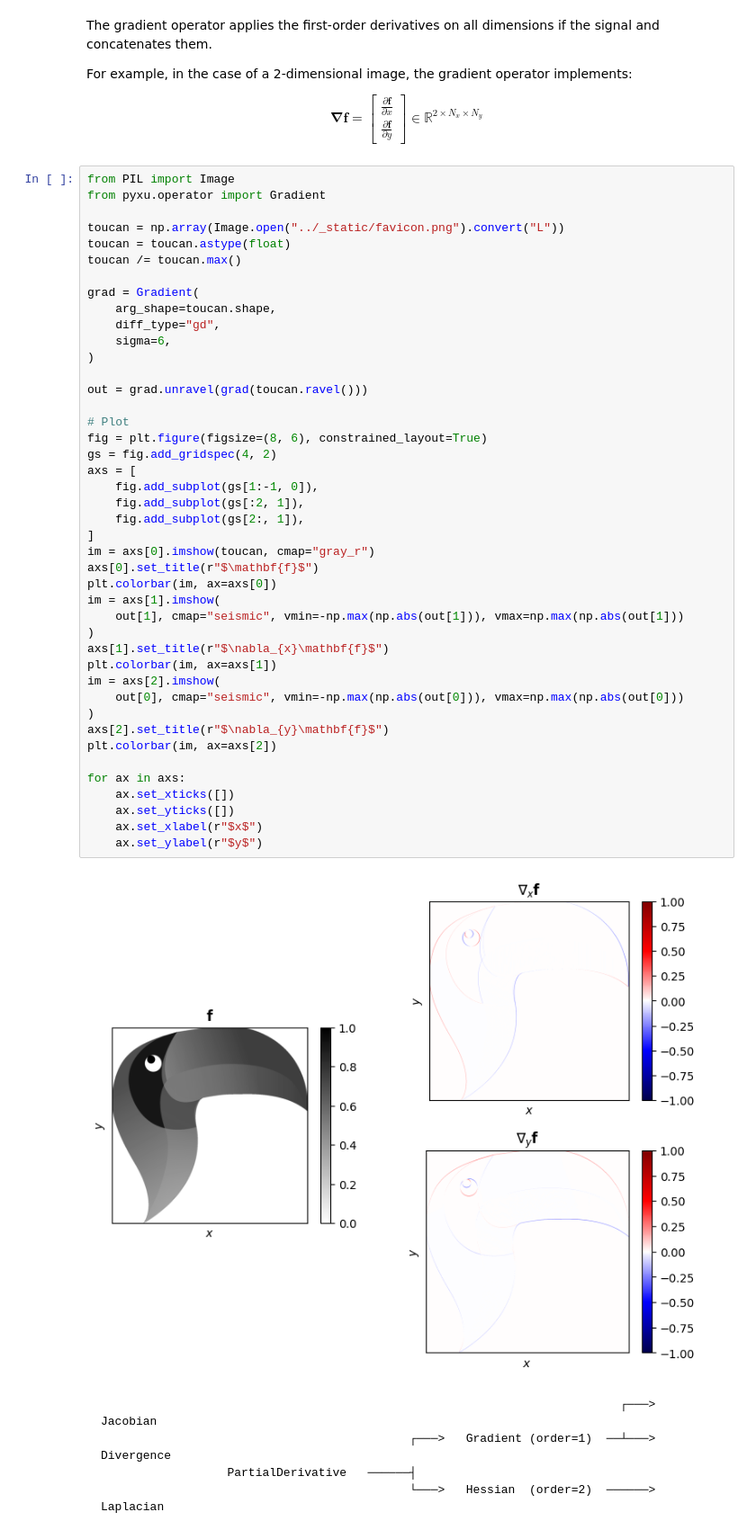
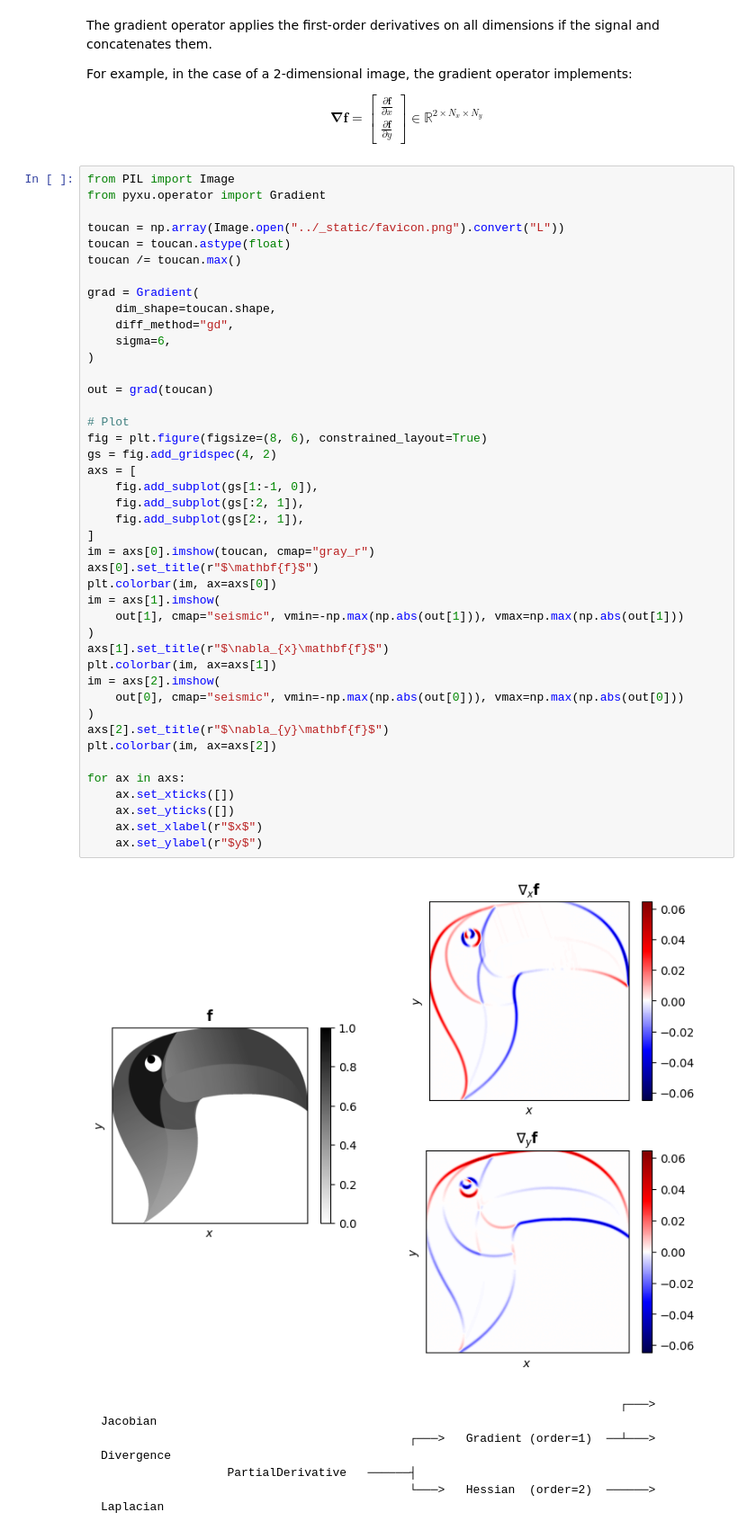
Before and after one commit to pyxu-org/pyxu, a Jupyter notebook: doc/guide/diff_ops.ipynb, the cells around one changed output. Shown at 90% size. Drawn from its saved outputs; the diff is of its cells as text.

```diff
--- a/doc/guide/diff_ops.ipynb
+++ b/doc/guide/diff_ops.ipynb
@@ -330,42 +329,42 @@ toucan = toucan.astype(float)
 toucan /= toucan.max()
 
 grad = Gradient(
-    arg_shape=toucan.shape,
-    diff_type="gd",
+    dim_shape=toucan.shape,
+    diff_method="gd",
     sigma=6,
 )
 
-out = grad.unravel(grad(toucan.ravel()))
+out = grad(toucan)
 
 # Plot
 fig = plt.figure(figsize=(8, 6), constrained_layout=True)
 gs = fig.add_gridspec(4, 2)
 axs = [
     fig.add_subplot(gs[1:-1, 0]),
     fig.add_subplot(gs[:2, 1]),
     fig.add_subplot(gs[2:, 1]),
 ]
 im = axs[0].imshow(toucan, cmap="gray_r")
 axs[0].set_title(r"$\mathbf{f}$")
 plt.colorbar(im, ax=axs[0])
 im = axs[1].imshow(
     out[1], cmap="seismic", vmin=-np.max(np.abs(out[1])), vmax=np.max(np.abs(out[1]))
 )
 axs[1].set_title(r"$\nabla_{x}\mathbf{f}$")
 plt.colorbar(im, ax=axs[1])
 im = axs[2].imshow(
     out[0], cmap="seismic", vmin=-np.max(np.abs(out[0])), vmax=np.max(np.abs(out[0]))
 )
 axs[2].set_title(r"$\nabla_{y}\mathbf{f}$")
 plt.colorbar(im, ax=axs[2])
 
 for ax in axs:
     ax.set_xticks([])
     ax.set_yticks([])
     ax.set_xlabel(r"$x$")
     ax.set_ylabel(r"$y$")
 # %% [output]
-[figure, old version]
+[figure, new version]
 # %% [markdown]
 
 
```
Also changed, not shown: parts of 7 cells of this notebook.
